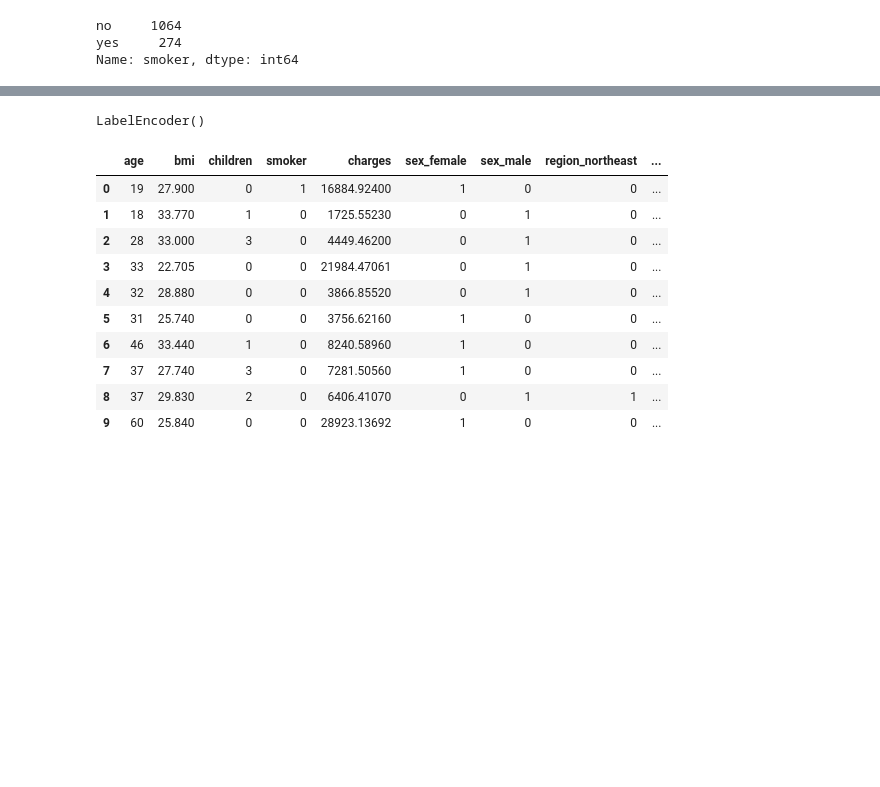
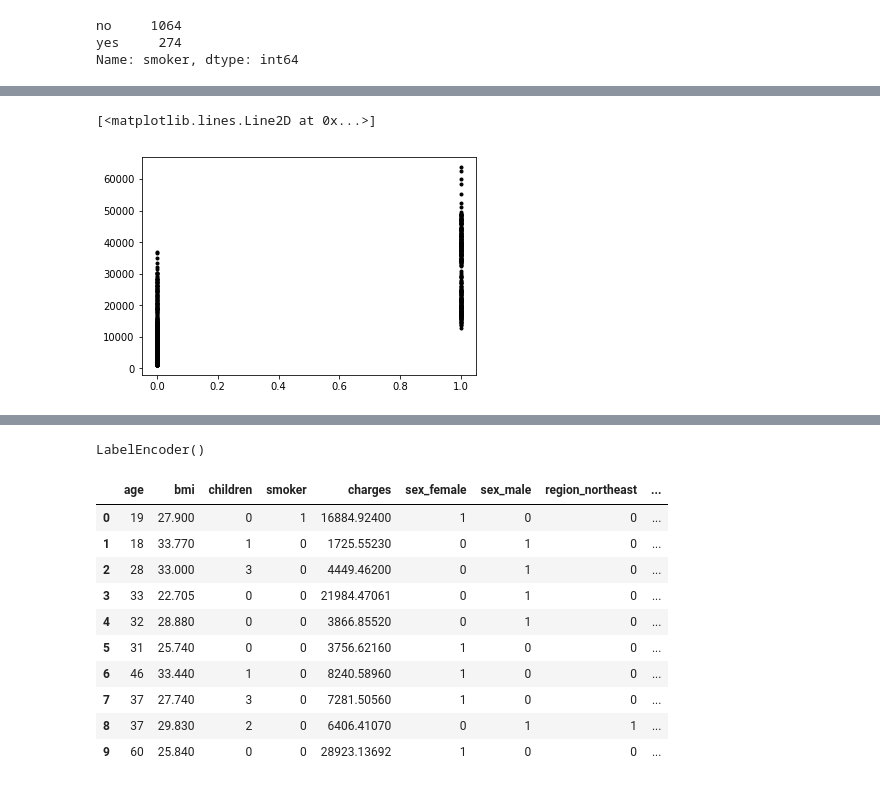
Before and after one commit to nishasridhar98/Insurance-Forecast, a Jupyter notebook: Linear Regression-Insurance Dataset.ipynb, the cells around one changed output, grey strips where cells are left out. Cells and saved outputs as stored; diff of their text form; code cells hidden in the pictures; blank space fills up the shorter version.

```diff
--- a/Linear Regression-Insurance Dataset.ipynb
+++ b/Linear Regression-Insurance Dataset.ipynb
@@ -38,0 +77,5 @@ Name: smoker, dtype: int64
+# %%
+plt.plot(data['smoker'],data['charges'],'k.')
+# %% [output]
+[<matplotlib.lines.Line2D at 0x...>]
+[figure, added]
```
Also changed, not shown: parts of 11 cells of this notebook.
